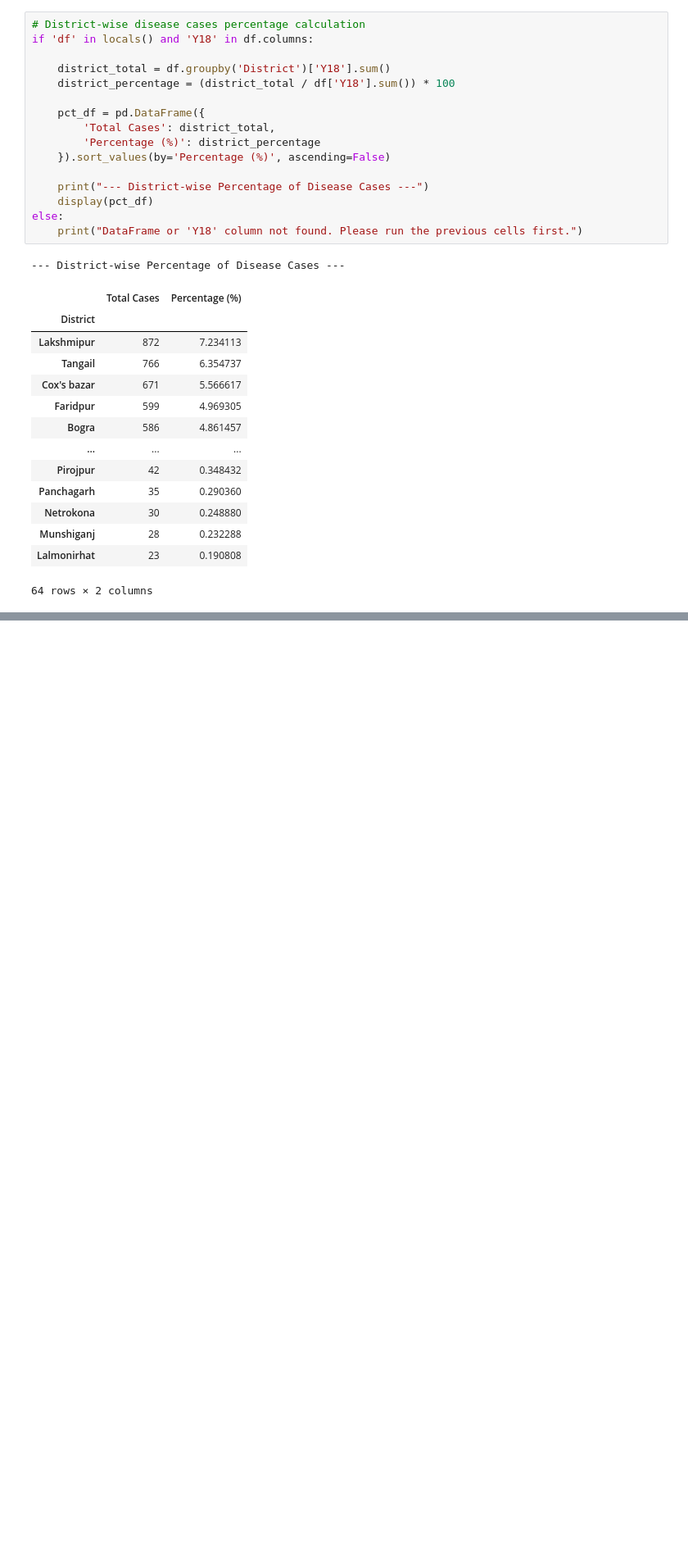
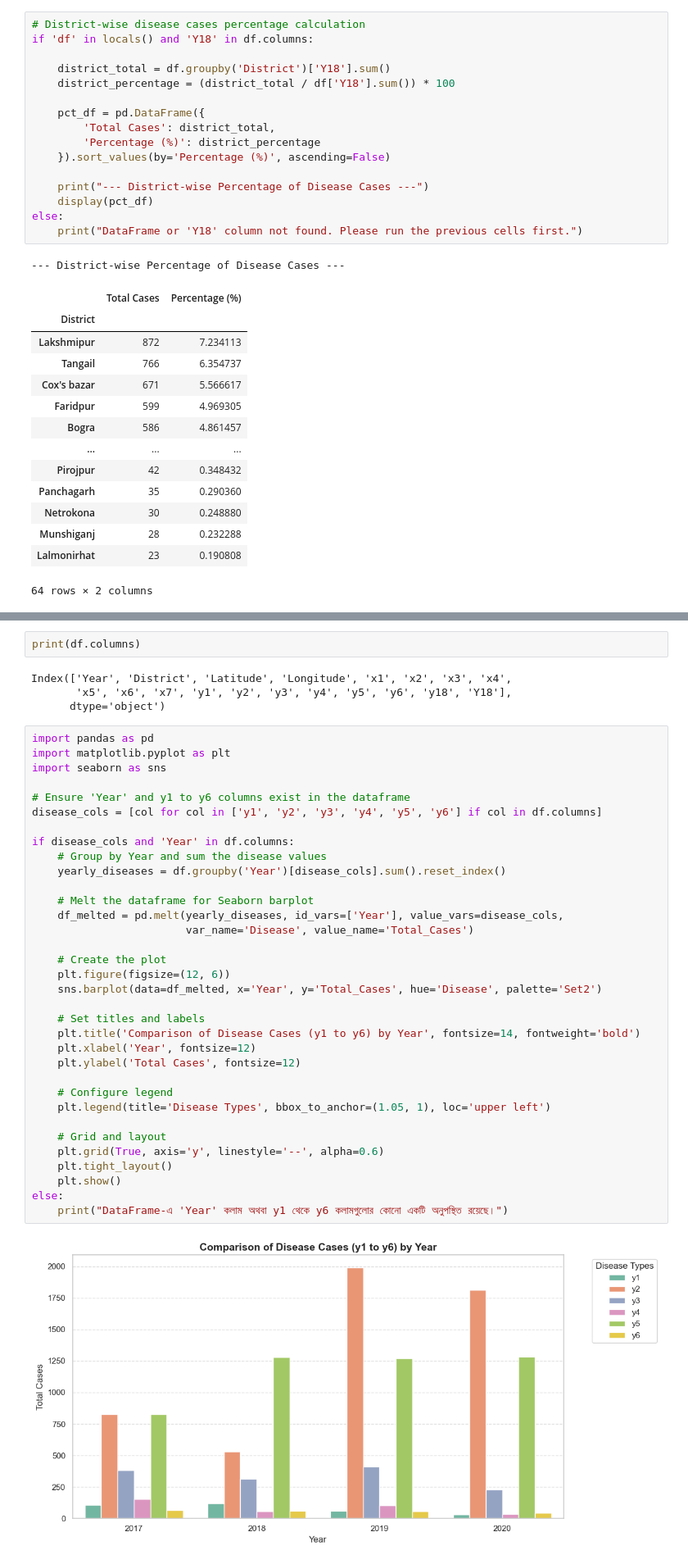
Before and after one commit to arifanawshin/Airborne-Disease--Python-code, a Jupyter notebook: Untitled (1).ipynb, the cells around one changed output, grey strips where cells are left out. Shown at 82% size. Drawn from its saved outputs; the diff is of its cells as text; blank space fills up the shorter version.

```diff
--- a/Untitled (1).ipynb
+++ b/Untitled (1).ipynb
@@ -373,0 +422,42 @@ else:
+# %%
+print(df.columns)
+# %% [output]
+Index(['Year', 'District', 'Latitude', 'Longitude', 'x1', 'x2', 'x3', 'x4',
+       'x5', 'x6', 'x7', 'y1', 'y2', 'y3', 'y4', 'y5', 'y6', 'y18', 'Y18'],
+      dtype='object')
+# %%
+import pandas as pd
+import matplotlib.pyplot as plt
+import seaborn as sns
+
+# Ensure 'Year' and y1 to y6 columns exist in the dataframe
+disease_cols = [col for col in ['y1', 'y2', 'y3', 'y4', 'y5', 'y6'] if col in df.columns]
+
+if disease_cols and 'Year' in df.columns:
+    # Group by Year and sum the disease values
+    yearly_diseases = df.groupby('Year')[disease_cols].sum().reset_index()
+
+    # Melt the dataframe for Seaborn barplot
+    df_melted = pd.melt(yearly_diseases, id_vars=['Year'], value_vars=disease_cols,
+                        var_name='Disease', value_name='Total_Cases')
+
+    # Create the plot
+    plt.figure(figsize=(12, 6))
+    sns.barplot(data=df_melted, x='Year', y='Total_Cases', hue='Disease', palette='Set2')
+
+    # Set titles and labels
+    plt.title('Comparison of Disease Cases (y1 to y6) by Year', fontsize=14, fontweight='bold')
+    plt.xlabel('Year', fontsize=12)
+    plt.ylabel('Total Cases', fontsize=12)
+
+    # Configure legend
+    plt.legend(title='Disease Types', bbox_to_anchor=(1.05, 1), loc='upper left')
+
+    # Grid and layout
+    plt.grid(True, axis='y', linestyle='--', alpha=0.6)
+    plt.tight_layout()
+    plt.show()
+else:
+    print("DataFrame-এ 'Year' কলাম অথবা y1 থেকে y6 কলামগুলোর কোনো একটি অনুপস্থিত রয়েছে।")
+# %% [output]
+[figure, added]
```
Also changed, not shown: parts of 3 cells of this notebook.
